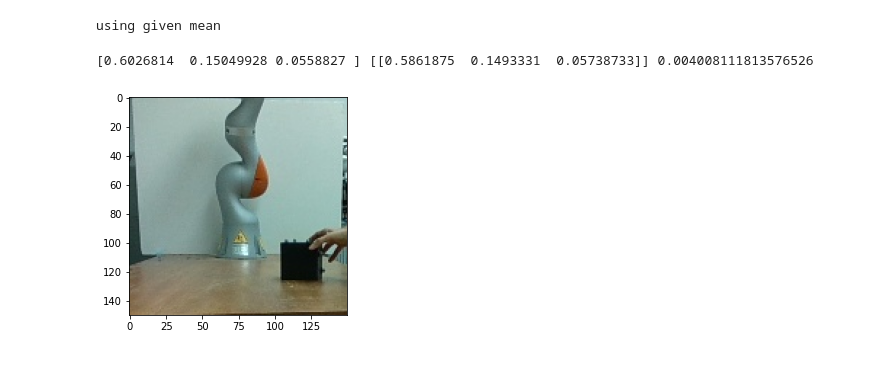
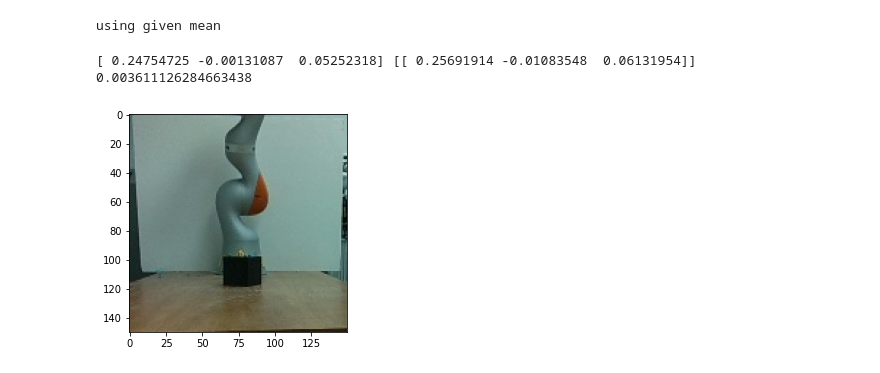
Before and after one commit to machines-in-motion/ioc_qp, a Jupyter notebook: vision/object_tracking.ipynb, the cells around one changed output. Drawn from its saved outputs; the diff is of its cells as text; code cells hidden in the pictures.

```diff
--- a/vision/object_tracking.ipynb
+++ b/vision/object_tracking.ipynb
@@ -51,7 +51,7 @@ class BoxDataSet(Dataset):
             self.mean = torch.mean(self.y_train, axis = 0)
             self.std = torch.std(self.y_train, axis = 0)
             print(self.mean, self.std)
-            self.y_train = (self.y_train - self.mean)/self.std
+#             self.y_train = (self.y_train - self.mean)/self.std
 
     def __len__(self):
         return int(len(self.y_train))
@@ -82,6 +82,7 @@ class BoxDataSet(Dataset):
         b_idx = max(np.searchsorted(self.y_len, gidx)-1,0) # which dir to look into
         idx = max(gidx - self.y_len[b_idx] - 1,0) # relative idx
 
+#         print(type(imread(self.img_dir[b_idx] + "/color_" + str(idx) + ".jpg")))
         image = ToTensor()(imread(self.img_dir[b_idx] + "/color_" + str(idx) + ".jpg"))
         if self.rgbd:
             d_image = ToTensor()(imread(self.img_dir[b_idx] + "/depth_" + str(idx) + ".jpg"))
@@ -96,8 +97,8 @@ class BoxDataSet(Dataset):
 
         return image.float()[None,:,:,:], label
 # %%
-dl = BoxDataSet([16], rgbd = True, resize = (224,224))
-image, label = dl.get_data(np.random.randint(5000))
+dl = BoxDataSet([1], rgbd = True, resize = (224,224))
+image, label = dl.get_data(np.random.randint(20))
 box = ToPILImage()(image[0][0:3])
 print(label)
 plt.imshow(box)
@@ -124,9 +125,9 @@ class C_Net(nn.Module):
         self.conv41 = nn.Conv2d(256, 512, 3)
         self.conv42 = nn.Conv2d(512, 512, 3)
 
-        self.fc1 = nn.Linear(512, 128)
-        self.fc2 = nn.Linear(128, 128)
-        self.fc3 = nn.Linear(128, 3)
+        self.fc1 = nn.Linear(512, 512)
+        self.fc3 = nn.Linear(512, 3)
+#         self.fc3 = nn.Linear(128, 3)
 
     def forward(self, x):
         x = F.relu(self.conv11(x))
@@ -143,7 +144,7 @@ class C_Net(nn.Module):
         x = torch.flatten(x, 1) # flatten all dimensions except batch
 #         print(x.shape)
         x = F.relu(self.fc1(x))
-        x = F.relu(self.fc2(x))
+#         x = F.relu(self.fc2(x))
         x = self.fc3(x)
         return x
 # %%
@@ -228,21 +229,21 @@ The iteration number : 34 The loss is :0.00023330504 Last save :33
 KeyboardInterrupt:
 # %%
 net = C_Net()
-net.load_state_dict(torch.load("./models/cnn2"))
-mean = np.array([0.3677, 0.0254, 0.1573])
-std = np.array([0.1519, 0.1718, 0.1098])
-dl = BoxDataSet([21], mean = mean, std = std, rgbd = True, resize = (224,224))
+net.load_state_dict(torch.load("./models/cnn3"))
+mean = np.array([0.3186, 0.0425, 0.2636])
+std = np.array([0.1430, 0.1926, 0.1375])
+dl = BoxDataSet([15], mean = mean, std = std, rgbd = True, resize = (224,224))
 # %% [output]
 using given mean
 # %%
 with torch.no_grad():
-    image, label = dl.get_data(np.random.randint(500))
+    image, label = dl.get_data(np.random.randint(40))
     pred = net(image)
     l = loss(label.unsqueeze(0), pred)
     print((label*std + mean).numpy(), (pred*std+mean).numpy(), l.numpy())
     box = ToPILImage()(image[0][0:3])
     plt.imshow(box)
 # %% [output]
-[0.6026814  0.15049928 0.0558827 ] [[0.5861875  0.1493331  0.05738733]] 0.004008111813576526
+[ 0.24754725 -0.00131087  0.05252318] [[ 0.25691914 -0.01083548  0.06131954]] 0.003611126284663438
-[figure, old version]
+[figure, new version]
 # %%
```
Also changed, not shown: parts of 5 cells of this notebook, 2 other files.
